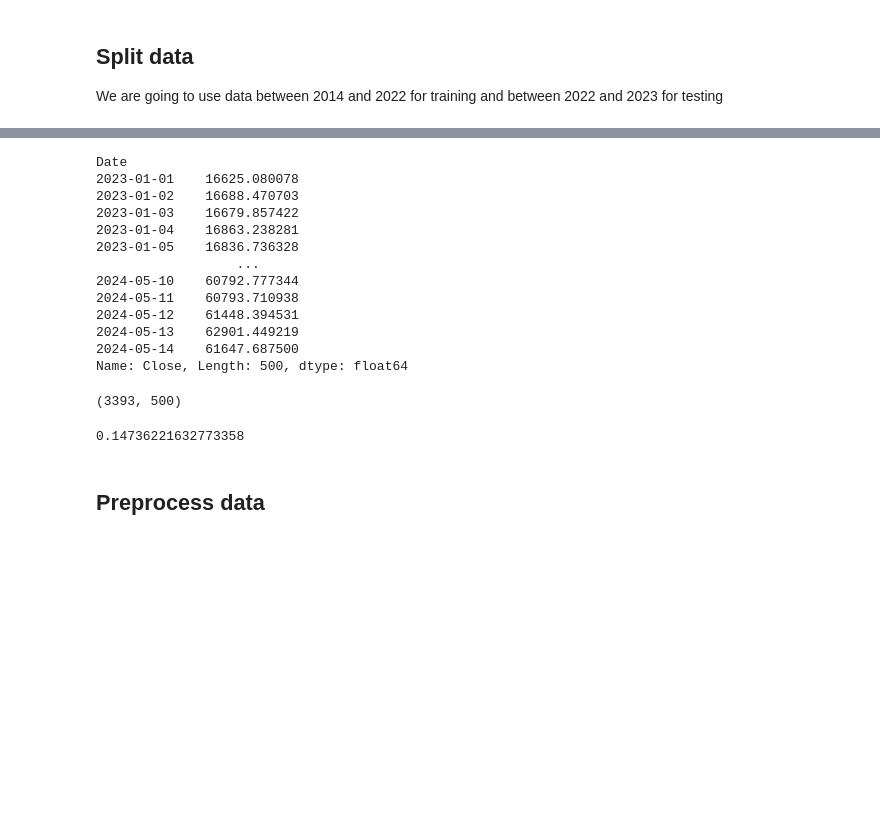
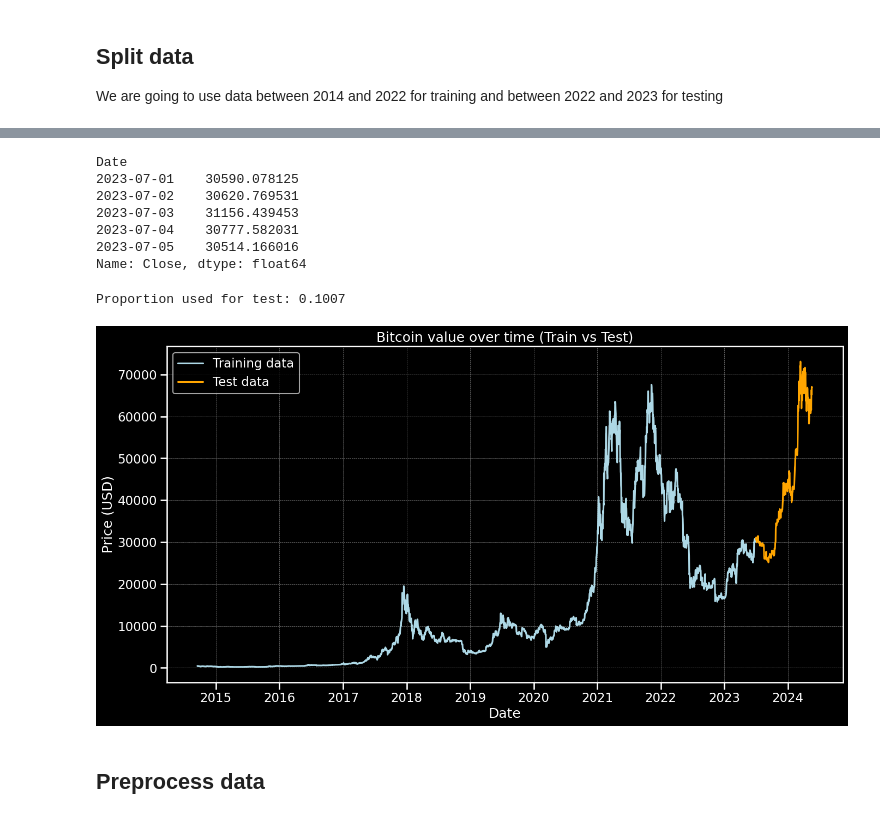
Before and after one commit to guillermovc/keras_portfolio, a Jupyter notebook: Cryptocurrency Prediction/predict_bitcoin_lstm.ipynb, the cells around one changed output, grey strips where cells are left out. Cells and saved outputs as stored; diff of their text form; code cells hidden in the pictures; blank space fills up the shorter version.

```diff
--- a/Cryptocurrency Prediction/predict_bitcoin_lstm.ipynb
+++ b/Cryptocurrency Prediction/predict_bitcoin_lstm.ipynb
@@ -49,5 +88,5 @@ data
 
 We are going to use data between 2014 and 2022 for training and between 2022 and 2023 for testing
 # %%
-train = data[:"2023"]["Close"]
-test = data["2023":]["Close"]
+train = data[:"2023-06"]["Close"]
+test = data["2023-07":]["Close"]
@@ -70,27 +107,45 @@ Name: Close, Length: 3393, dtype: float64
 # %%
-test
+test.head()
 # %% [output]
 Date
-2023-01-01    16625.080078
-2023-01-02    16688.470703
-2023-01-03    16679.857422
-2023-01-04    16863.238281
-2023-01-05    16836.736328
-                  ...
-2024-05-10    60792.777344
-2024-05-11    60793.710938
-2024-05-12    61448.394531
-2024-05-13    62901.449219
-2024-05-14    61647.687500
-Name: Close, Length: 500, dtype: float64
+2023-07-01    30590.078125
+2023-07-02    30620.769531
+2023-07-03    31156.439453
+2023-07-04    30777.582031
+2023-07-05    30514.166016
+Name: Close, dtype: float64
-# %%
-len(train), len(test)
-# %% [output]
-(3393, 500)
-# %%
-len(test)/len(train)
-# %% [output]
-0.14736221632773358
+# %%
+print(f"Proportion used for test: {len(test)/len(train):.4f}")
+# %% [output]
+Proportion used for test: 0.1007
+# %%
+# Configure Seaborn style and color palette
+sns.set_theme(style="ticks", context="talk")
+plt.style.use("dark_background")
+sns.set_palette("bright")
+
+plt.figure(figsize=(16, 8))
+
+# Plot the training data
+plt.plot(train.index, train.values, label="Training data", color="lightblue")
+
+# Plot the test data
+plt.plot(test.index, test.values, label="Test data", color="orange")
+
+# Add grid with appropriate color for dark background
+plt.grid(True, which="both", color="gray", linestyle="--", linewidth=0.5)
+
+plt.title("Bitcoin value over time (Train vs Test)")
+plt.xlabel("Date")
+plt.ylabel("Price (USD)")
+plt.legend()
+
+# Save plot
+plt.savefig("bitcoin_price_train_vs_test.jpg", dpi=200)
+# Show plot
+plt.show()
+# %% [output]
+[figure, added]
 # %% [markdown]
 ## Preprocess data
 # %% [markdown]
```
Also changed, not shown: parts of 37 cells of this notebook, 7 other files.
